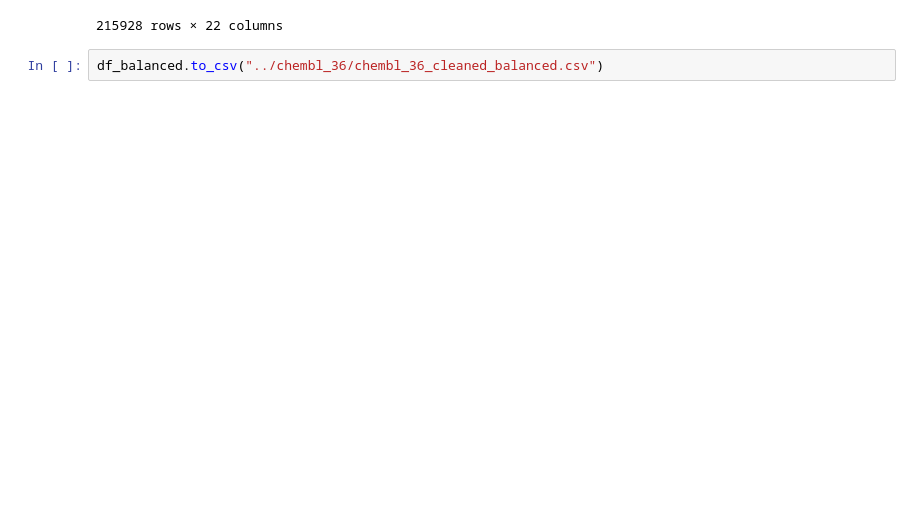
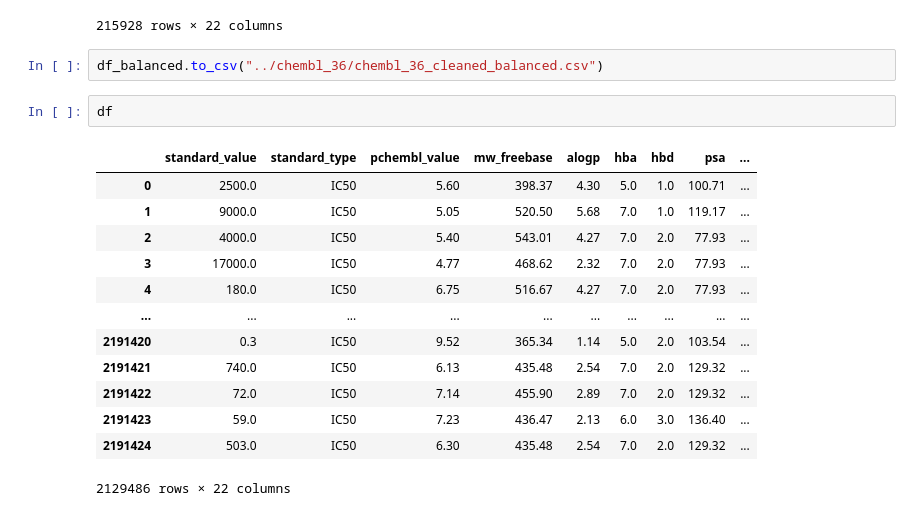
Before and after one commit to rhit-schwarr1/CSSEMA415-Project, a Jupyter notebook: src/temp.ipynb, the cells around one changed output. Drawn from its saved outputs; the diff is of its cells as text; blank space fills up the shorter version.

```diff
--- a/src/temp.ipynb
+++ b/src/temp.ipynb
@@ -114,3 +116,19 @@ df_balanced
 215928 rows × 22 columns
 # %%
 df_balanced.to_csv("../chembl_36/chembl_36_cleaned_balanced.csv")
+# %%
+df
+# %% [output]
+|  | standard_value | standard_type | pchembl_value | mw_freebase | alogp | hba | hbd | psa | ... |
+| 0 | 2500.0 | IC50 | 5.60 | 398.37 | 4.30 | 5.0 | 1.0 | 100.71 | ... |
+| 1 | 9000.0 | IC50 | 5.05 | 520.50 | 5.68 | 7.0 | 1.0 | 119.17 | ... |
+| 2 | 4000.0 | IC50 | 5.40 | 543.01 | 4.27 | 7.0 | 2.0 | 77.93 | ... |
+| 3 | 17000.0 | IC50 | 4.77 | 468.62 | 2.32 | 7.0 | 2.0 | 77.93 | ... |
+| 4 | 180.0 | IC50 | 6.75 | 516.67 | 4.27 | 7.0 | 2.0 | 77.93 | ... |
+| ... | ... | ... | ... | ... | ... | ... | ... | ... | ... |
+| 2191420 | 0.3 | IC50 | 9.52 | 365.34 | 1.14 | 5.0 | 2.0 | 103.54 | ... |
+| 2191421 | 740.0 | IC50 | 6.13 | 435.48 | 2.54 | 7.0 | 2.0 | 129.32 | ... |
+| 2191422 | 72.0 | IC50 | 7.14 | 455.90 | 2.89 | 7.0 | 2.0 | 129.32 | ... |
+| 2191423 | 59.0 | IC50 | 7.23 | 436.47 | 2.13 | 6.0 | 3.0 | 136.40 | ... |
+| 2191424 | 503.0 | IC50 | 6.30 | 435.48 | 2.54 | 7.0 | 2.0 | 129.32 | ... |
+2129486 rows × 22 columns
```
Also changed, not shown: parts of 2 cells of this notebook.
